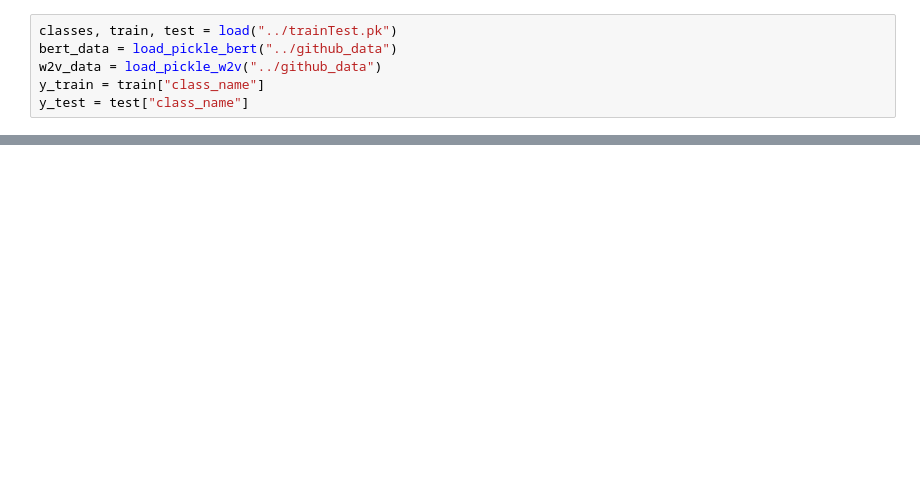
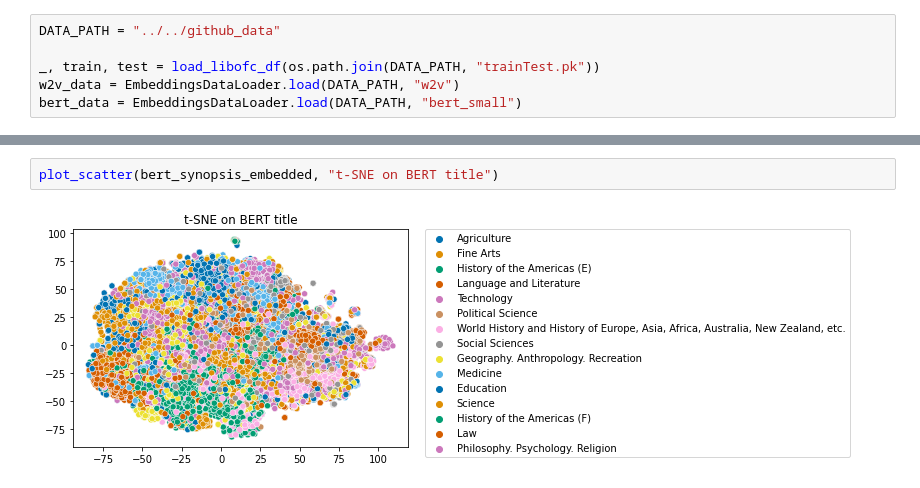
Before and after one commit to ahmad-PH/auto_lcc, a Jupyter notebook: report/visualization/PCA on word embeddings.ipynb, the cells around one changed output, grey strips where cells are left out. Saved outputs shown, nothing was run; the diff lists cells and outputs as text; blank space fills up the shorter version.

```diff
--- a/report/visualization/PCA on word embeddings.ipynb
+++ b/report/visualization/PCA on word embeddings.ipynb
@@ -21,6 +16,6 @@ from sklearn.preprocessing import StandardScaler
 # %%
-classes, train, test = load("../trainTest.pk")
-bert_data = load_pickle_bert("../github_data")
-w2v_data = load_pickle_w2v("../github_data")
-y_train = train["class_name"]
-y_test = test["class_name"]
+DATA_PATH = "../../github_data"
+
+_, train, test = load_libofc_df(os.path.join(DATA_PATH, "trainTest.pk"))
+w2v_data = EmbeddingsDataLoader.load(DATA_PATH, "w2v")
+bert_data = EmbeddingsDataLoader.load(DATA_PATH, "bert_small")
@@ -59,0 +79,4 @@ fig.show()
+# %%
+plot_scatter(bert_synopsis_embedded, "t-SNE on BERT title")
+# %% [output]
+[figure, added]
```
Also changed, not shown: parts of 7 cells of this notebook, 4 other files.
